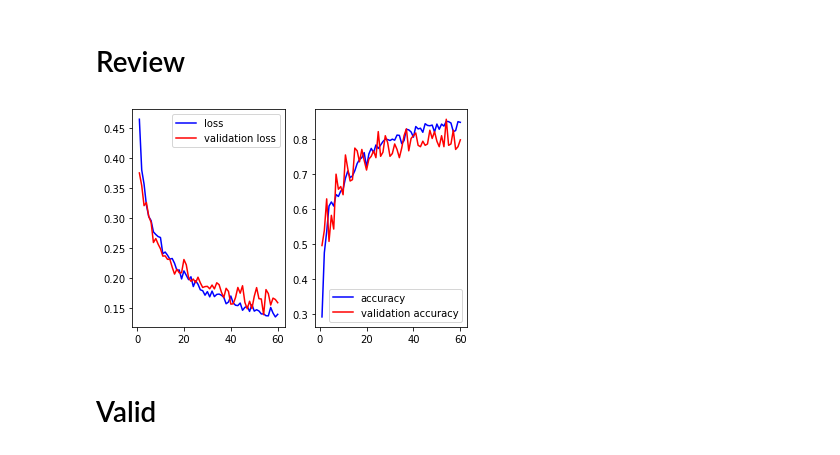
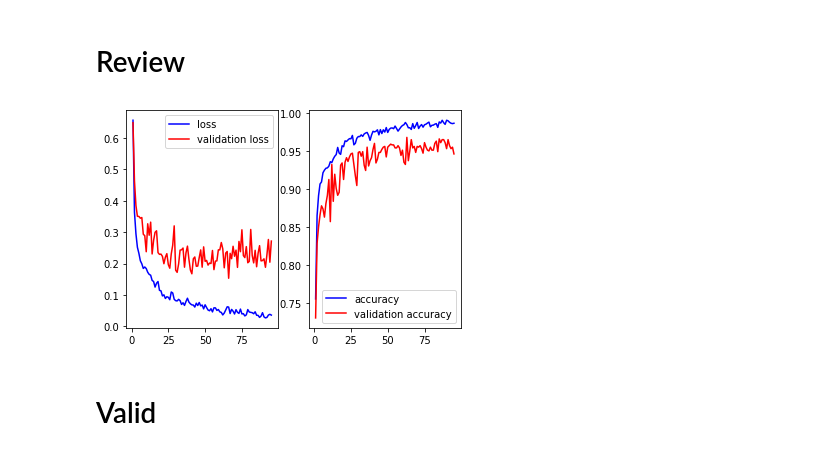
Before and after one commit to dreamplayer-zhang/AOI, a Jupyter notebook: VGG16.ipynb, the cells around one changed output. Drawn from its saved outputs; the diff is of its cells as text; code cells hidden in the pictures.

```diff
--- a/VGG16.ipynb
+++ b/VGG16.ipynb
@@ -125,19 +136,21 @@ from keras.applications.vgg16 import preprocess_input
 
 train_datagen = ImageDataGenerator(
     rescale=1/255.,
+    width_shift_range=1.0,
+    height_shift_range=1.0,
     shear_range=0.1,
     zoom_range=0.1,
     horizontal_flip=True,
+    vertical_flip=True,
     preprocessing_function=preprocess_input,
-    validation_split=0.2
+    validation_split = 0.2
 )
-valid_datagen = ImageDataGenerator(rescale=1./255)
 # %%
 # 產生迭代器
 img_itr_train = train_datagen.flow_from_directory(
     './classify',
     target_size=(256, 256),
-    batch_size=16,
+    batch_size=64,
     class_mode='categorical',
     subset='training'
 )
@@ -145,7 +158,7 @@ img_itr_train = train_datagen.flow_from_directory(
 img_itr_valid = train_datagen.flow_from_directory(
     './classify',
     target_size=(256, 256),
-    batch_size=16,
+    batch_size=64,
     class_mode='categorical',
     subset='validation'
 )
@@ -166,21 +179,33 @@ os.makedirs(model_dir, exist_ok=True)
 dir_weights = os.path.join(model_dir, 'weights')
 os.makedirs(dir_weights, exist_ok=True)
 # %%
-from keras.callbacks import ModelCheckpoint, CSVLogger
+from keras.callbacks import ModelCheckpoint, CSVLogger, EarlyStopping
 
-cp_filepath = os.path.join(dir_weights, 'ep_{epoch:02d}_ls_{loss:.2f}.h5')
+# ModelCheckpoint
+cp_filepath = os.path.join(dir_weights, 'ep_{epoch:02d}_ls_{val_categorical_accuracy:.2f}.h5')
 cp = ModelCheckpoint(
     cp_filepath,
-    monitor='loss',
-    verbose=0,
-    save_best_only=False,
-    save_weights_only=True,
+    monitor='val_categorical_accuracy',
+    verbose=1,
+    save_best_only=True,
+    save_weights_only=False,
     mode='auto',
-    save_freq=5
+    save_freq='epoch'
 )
 
+# CSVLogger
 csv_filepath = os.path.join(model_dir, 'loss.csv')
 csv = CSVLogger(csv_filepath, append=True)
+
+# EarlyStopping
+estop = EarlyStopping(
+    monitor='val_categorical_accuracy',
+    # min_delta=0.0001,
+    patience=32,
+    verbose=1,
+    mode='auto'
+    # restore_best_weights=False
+)
 # %% [markdown]
 # Trainging
 # %%
@@ -198,9 +223,9 @@ validation_steps = math.ceil(
 history = model.fit_generator(
     img_itr_train,
     steps_per_epoch=steps_per_epoch,
-    epochs=60,
+    epochs=500,
     validation_data=img_itr_valid,
     validation_steps=validation_steps,
-    callbacks=[cp, csv]
+    callbacks=[cp, csv, estop]
 )
 # %% [output]
@@ -231,22 +256,22 @@ from google.colab import files
 # %%
 import matplotlib.pyplot as plt
 
 loss = history.history['loss']
-acc = history.history['accuracy']
+acc = history.history['categorical_accuracy']
 epochs = range(1, len(loss)+1)
 val_loss = history.history['val_loss']
-val_acc = history.history['val_accuracy']
+val_acc = history.history['val_categorical_accuracy']
 
 fig, ax = plt.subplots(nrows=1, ncols=2)
 ax[0].plot(epochs, loss, 'b', label='loss')
 ax[0].plot(epochs, val_loss, 'r', label='validation loss')
 ax[0].legend()
 ax[1].plot(epochs, acc, 'b', label='accuracy')
 ax[1].plot(epochs, val_acc, 'r', label='validation accuracy')
 ax[1].legend()
 plt.show()
 # %% [output]
-[figure, old version]
+[figure, new version]
 # %% [markdown]
 # Valid
 # %%
```
Also changed, not shown: parts of 7 cells of this notebook, 15 other files.
